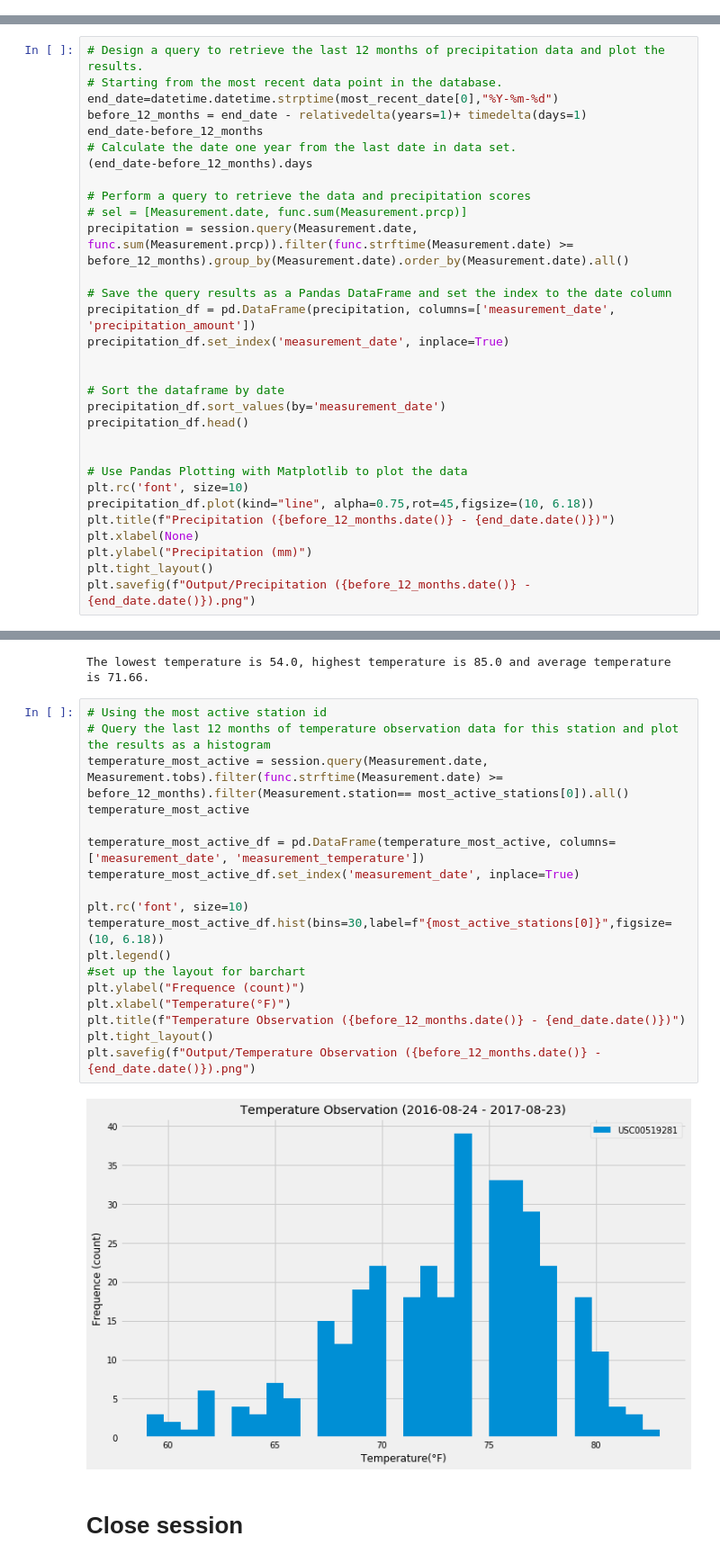
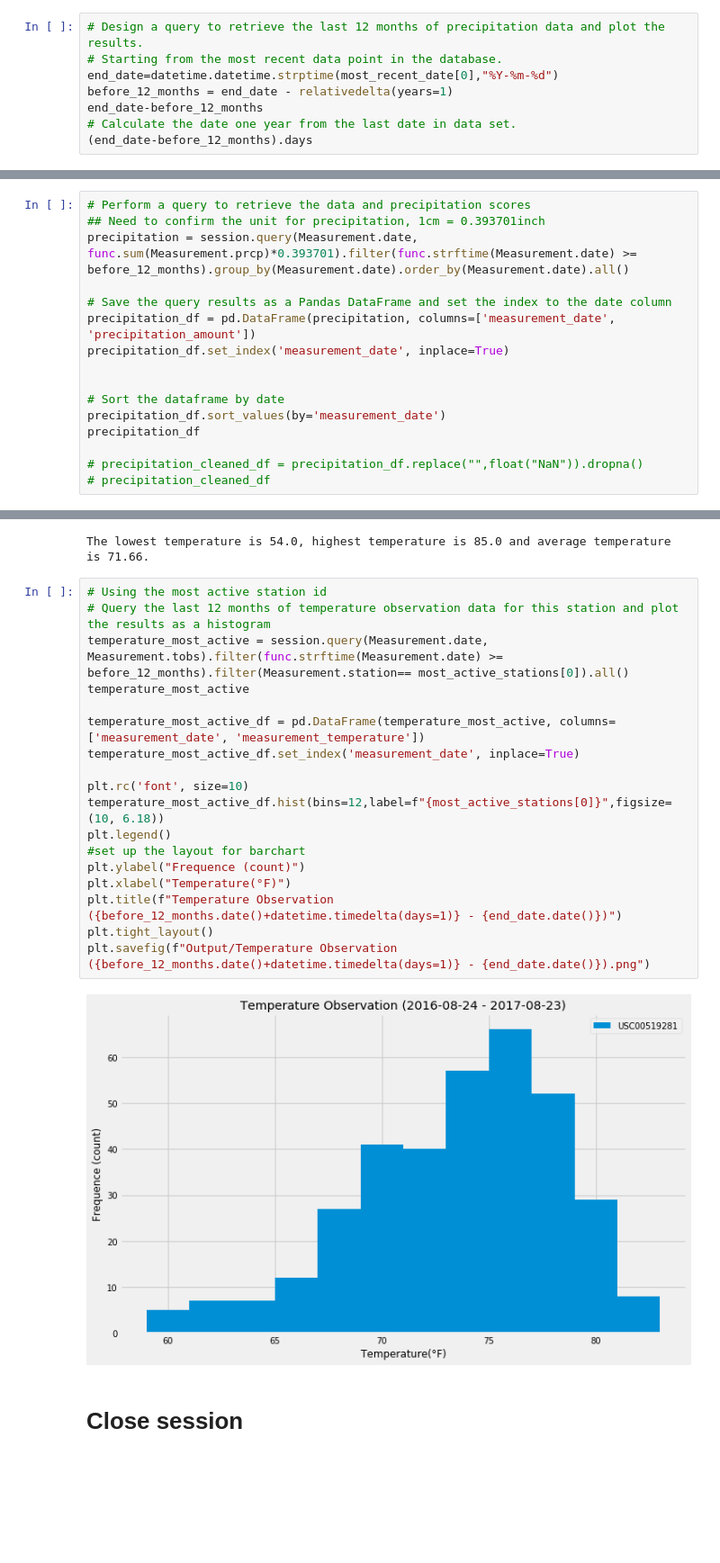
Before and after one commit to Ash-Tao/Climate_Analysis_APP, a Jupyter notebook: climate.ipynb, the cells around one changed output, grey strips where cells are left out. Shown at 90% size. Saved outputs shown, nothing was run; the diff lists cells and outputs as text; blank space fills up the shorter version.

```diff
--- a/climate.ipynb
+++ b/climate.ipynb
@@ -69,3 +70,11 @@ most_recent_date = session.query(Measurement.date).order_by(Measurement.date.des
 most_recent_date
 # %% [output]
 ('2017-08-23',)
+# %%
+# Design a query to retrieve the last 12 months of precipitation data and plot the results.
+# Starting from the most recent data point in the database.
+end_date=datetime.datetime.strptime(most_recent_date[0],"%Y-%m-%d")
+before_12_months = end_date - relativedelta(years=1)
+end_date-before_12_months
+# Calculate the date one year from the last date in data set.
+(end_date-before_12_months).days
@@ -72,15 +83,7 @@ most_recent_date
 # %%
-# Design a query to retrieve the last 12 months of precipitation data and plot the results.
-# Starting from the most recent data point in the database.
-end_date=datetime.datetime.strptime(most_recent_date[0],"%Y-%m-%d")
-before_12_months = end_date - relativedelta(years=1)+ timedelta(days=1)
-end_date-before_12_months
-# Calculate the date one year from the last date in data set.
-(end_date-before_12_months).days
-
 # Perform a query to retrieve the data and precipitation scores
-# sel = [Measurement.date, func.sum(Measurement.prcp)]
-precipitation = session.query(Measurement.date, func.sum(Measurement.prcp)).filter(func.strftime(Measurement.date) >= before_12_months).group_by(Measurement.date).order_by(Measurement.date).all()
+## Need to confirm the unit for precipitation, 1cm = 0.393701inch
+precipitation = session.query(Measurement.date, func.sum(Measurement.prcp)*0.393701).filter(func.strftime(Measurement.date) >= before_12_months).group_by(Measurement.date).order_by(Measurement.date).all()
 
 # Save the query results as a Pandas DataFrame and set the index to the date column
 precipitation_df = pd.DataFrame(precipitation, columns=['measurement_date', 'precipitation_amount'])
@@ -89,15 +92,8 @@ precipitation_df.set_index('measurement_date', inplace=True)
 
 # Sort the dataframe by date
 precipitation_df.sort_values(by='measurement_date')
-precipitation_df.head()
+precipitation_df
 
-
-# Use Pandas Plotting with Matplotlib to plot the data
-plt.rc('font', size=10)
-precipitation_df.plot(kind="line", alpha=0.75,rot=45,figsize=(10, 6.18))
-plt.title(f"Precipitation ({before_12_months.date()} - {end_date.date()})")
-plt.xlabel(None)
-plt.ylabel("Precipitation (mm)")
-plt.tight_layout()
-plt.savefig(f"Output/Precipitation ({before_12_months.date()} - {end_date.date()}).png")
+# precipitation_cleaned_df = precipitation_df.replace("",float("NaN")).dropna()
+# precipitation_cleaned_df
 # %% [output]
@@ -148,23 +168,23 @@ The lowest temperature is 54.0, highest temperature is 85.0 and average temperat
 # %%
 # Using the most active station id
 # Query the last 12 months of temperature observation data for this station and plot the results as a histogram
 temperature_most_active = session.query(Measurement.date, Measurement.tobs).filter(func.strftime(Measurement.date) >= before_12_months).filter(Measurement.station== most_active_stations[0]).all()
 temperature_most_active
 
 temperature_most_active_df = pd.DataFrame(temperature_most_active, columns=['measurement_date', 'measurement_temperature'])
 temperature_most_active_df.set_index('measurement_date', inplace=True)
 
 plt.rc('font', size=10)
-temperature_most_active_df.hist(bins=30,label=f"{most_active_stations[0]}",figsize=(10, 6.18))
+temperature_most_active_df.hist(bins=12,label=f"{most_active_stations[0]}",figsize=(10, 6.18))
 plt.legend()
 #set up the layout for barchart
 plt.ylabel("Frequence (count)")
 plt.xlabel("Temperature(°F)")
-plt.title(f"Temperature Observation ({before_12_months.date()} - {end_date.date()})")
+plt.title(f"Temperature Observation ({before_12_months.date()+datetime.timedelta(days=1)} - {end_date.date()})")
 plt.tight_layout()
-plt.savefig(f"Output/Temperature Observation ({before_12_months.date()} - {end_date.date()}).png")
+plt.savefig(f"Output/Temperature Observation ({before_12_months.date()+datetime.timedelta(days=1)} - {end_date.date()}).png")
 # %% [output]
-[figure, old version]
+[figure, new version]
 # %% [markdown]
 # Close session
 # %%
```
Also changed, not shown: parts of 5 cells of this notebook, 6 other files.
